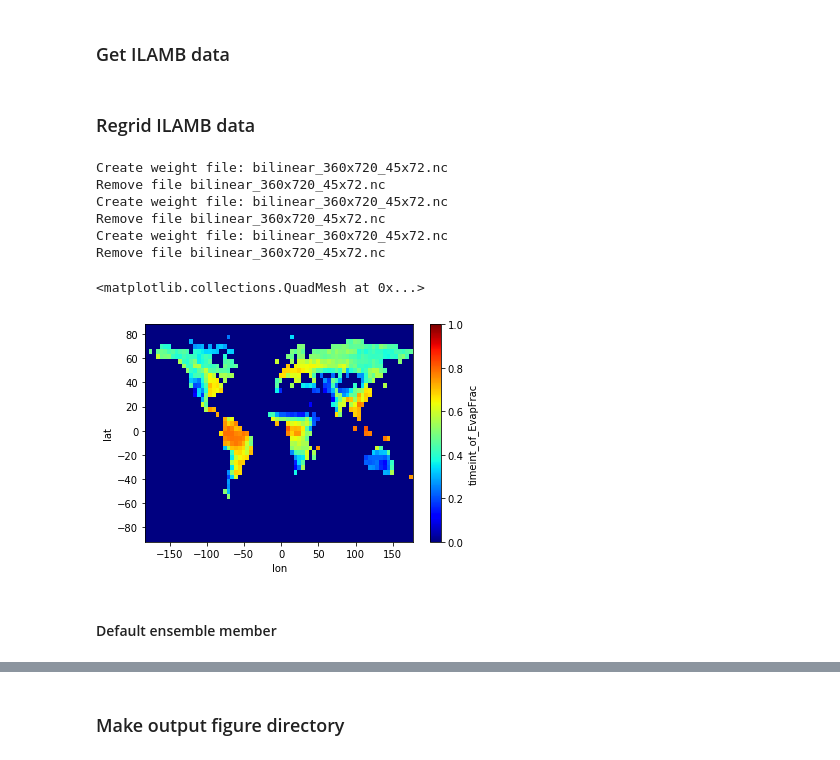
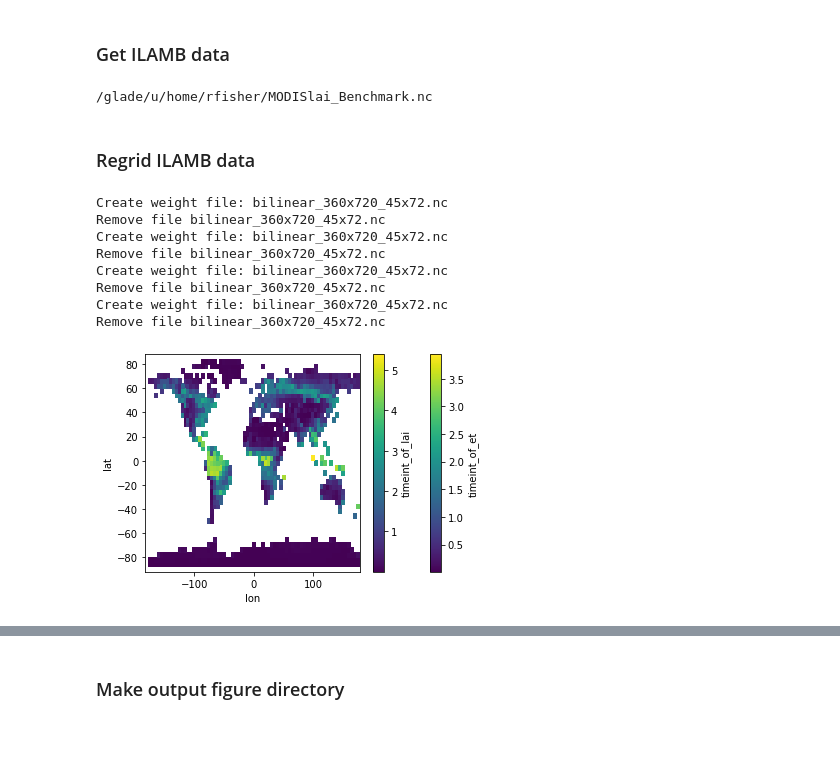
Before and after one commit to rosiealice/fates_sp_ensembles, a Jupyter notebook: ensemble_script.ipynb, the cells around one changed output, grey strips where cells are left out. Drawn from its saved outputs; the diff is of its cells as text; code cells hidden in the pictures.

Commit message:
mods to ensemble script

```diff
--- a/ensemble_script.ipynb
+++ b/ensemble_script.ipynb
@@ -586,48 +856,65 @@ if doanalysis ==1:
     filenameb ='/glade/u/home/rfisher/GBAF_Benchmark.nc'
     gppbm = xr.open_dataset(filenameb,group='MeanState')
 
-    filenameb ='/glade/u/home/rfisher/MODIS_Benchmark.nc'
-    etbm = xr.open_dataset(filenameb,group='MeanState')
-
     filenameef ='/glade/u/home/rfisher/GBAF_Benchmark_EF.nc'
     efbm = xr.open_dataset(filenameef,group='MeanState')
+
+    filenameef ='/glade/u/home/rfisher/GLEAM_Benchmark.nc'
+    glbm = xr.open_dataset(filenameef,group='MeanState')
+
+    filenamelai ='/glade/u/home/rfisher/MODISlai_Benchmark.nc'
+    print(filenamelai)
+    laibm = xr.open_dataset(filenamelai,group='MeanState')
+# %% [output]
+/glade/u/home/rfisher/MODISlai_Benchmark.nc
 # %% [markdown]
 <h3> Regrid ILAMB data</h3>
 # %%
-ds=gppbm.timeint_of_gpp
-ds_out = xr.Dataset({'lat': (['lat'], np.arange(-90, 90, 4.0)),
+if doanalysis ==1:
+    ds=gppbm.timeint_of_gpp
+    ds_out = xr.Dataset({'lat': (['lat'], np.arange(-90, 90, 4.0)),
                      'lon': (['lon'], np.arange(-180, 180, 5.0)),
                     }
                    )
-regridder = xe.Regridder(ds, ds_out, 'bilinear')
-regridder.clean_weight_file()
-regridder
-ds_out_obs = regridder(ds)
-ds_out_obs = ds_out_obs.where(ds_out_obs<10000,0,0)
+    regridder = xe.Regridder(ds, ds_out, 'bilinear')
+    regridder.clean_weight_file()
+    regridder
+    ds_out_GPP_obs = regridder(ds)
+    ds_out_GPP_obs = ds_out_GPP_obs.where(ds_out_GPP_obs<10000,0,0)
+    ds_out_GPP_obs = ds_out_GPP_obs.where(ds_out_GPP_obs>0.0001,np.nan,0)
 
-ds=etbm.timeint_of_et
-regridder = xe.Regridder(ds, ds_out, 'bilinear')
-regridder.clean_weight_file()
-regridder
-ds_out_ET_obs = regridder(ds)
-ds_out_ET_obs = ds_out_obs.where(ds_out_ET_obs<10000,0,0)
-#ds_out_ET_obs.plot()
 
-ds=efbm.timeint_of_EvapFrac
-regridder = xe.Regridder(ds, ds_out, 'bilinear')
-regridder.clean_weight_file()
-regridder
-ds_out_EF_obs = regridder(ds)
-ds_out_EF_obs = ds_out_EF_obs.where(ds_out_EF_obs<10000,0,0)
-ds_out_EF_obs.plot(vmax=1,cmap='jet')
+    ds=glbm.timeint_of_et
+    regridder = xe.Regridder(ds, ds_out, 'bilinear')
+    regridder.clean_weight_file()
+    regridder
+    ds_out_ET_obs = regridder(ds)
+    ds_out_ET_obs = ds_out_ET_obs.where(ds_out_ET_obs<10000,0,0)
+    ds_out_ET_obs = ds_out_ET_obs.where(ds_out_ET_obs>0.0001,np.nan,0)
+    ds_out_ET_obs.plot()
+
+    ds=laibm.timeint_of_lai
+    regridder = xe.Regridder(ds, ds_out, 'bilinear')
+    regridder.clean_weight_file()
+    regridder
+    ds_out_LAI_obs = regridder(ds)
+    ds_out_LAI_obs = ds_out_LAI_obs.where(ds_out_LAI_obs<10000,0,0)
+    ds_out_LAI_obs = ds_out_LAI_obs.where(ds_out_LAI_obs>0.0001,np.nan,0)
+    ds_out_LAI_obs.plot()
+
+    ds=efbm.timeint_of_EvapFrac
+    regridder = xe.Regridder(ds, ds_out, 'bilinear')
+    regridder.clean_weight_file()
+    regridder
+    ds_out_EF_obs = regridder(ds)
+    ds_out_EF_obs = ds_out_EF_obs.where(ds_out_EF_obs<10000,0,0)
 # %% [output]
 Create weight file: bilinear_360x720_45x72.nc
 Remove file bilinear_360x720_45x72.nc
 Create weight file: bilinear_360x720_45x72.nc
 Remove file bilinear_360x720_45x72.nc
 Create weight file: bilinear_360x720_45x72.nc
 Remove file bilinear_360x720_45x72.nc
+Create weight file: bilinear_360x720_45x72.nc
+Remove file bilinear_360x720_45x72.nc
-<matplotlib.collections.QuadMesh at 0x...>
-[figure, old version]
+[figure, new version]
-# %% [markdown]
-<h4>Default ensemble member</h4>
```
Also changed, not shown: parts of 78 cells of this notebook.
